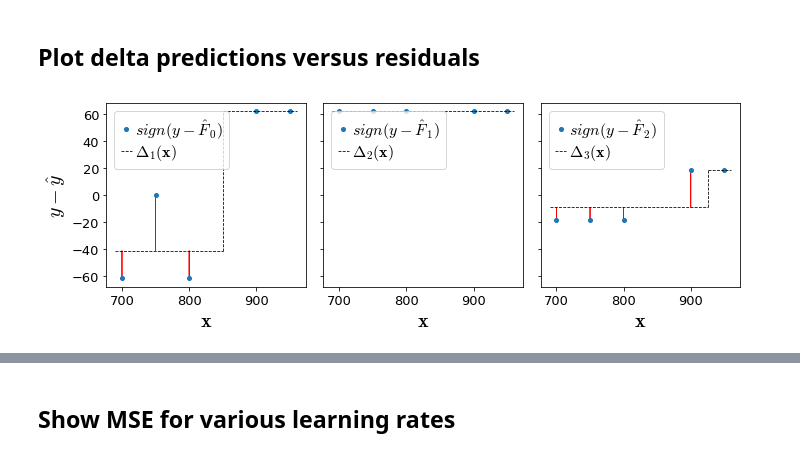
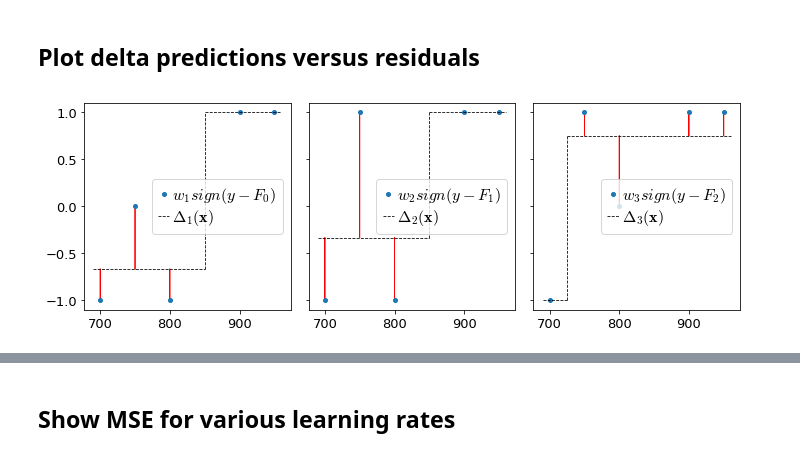
Before and after one commit to parrt/ml-articles, a Jupyter notebook: gradient-boosting/notebooks/dev-mae.ipynb, the cells around one changed output, grey strips where cells are left out. Saved outputs shown, nothing was run; the diff lists cells and outputs as text; code cells hidden in the pictures.

```diff
--- a/gradient-boosting/notebooks/dev-mae.ipynb
+++ b/gradient-boosting/notebooks/dev-mae.ipynb
@@ -131,7 +181,7 @@ plt.show()
 def draw_stub(ax, x_train, y_train, y_pred, split, stage):
     line1, = ax.plot(x_train, y_train, 'o',
                      markersize=4,
-                     label=f"$sign(y-\\hat F_{stage-1})$")
+                     label=f"$w_{stage}sign(y-F_{stage-1})$")
     label = r"$\Delta_"+str(stage)+r"({\bf x})$"
     left = y_pred[x_train<split]
     right = y_pred[x_train>split]
@@ -139,44 +189,45 @@ def draw_stub(ax, x_train, y_train, y_pred, split, stage):
     rmean = np.mean(right)
     line2, = ax.plot([x_train.min()-10,split], [lmean,lmean],
              linewidth=.8, linestyle='--', c='k', label=label)
     ax.plot([split,x_train.max()+10], [rmean,rmean],
              linewidth=.8, linestyle='--', c='k')
     ax.plot([split,split], [lmean,rmean],
              linewidth=.8, linestyle='--', c='k')
     ax.legend(handles=[line1,line2], fontsize=16,
-              loc='upper left',
+              loc='center right',
               labelspacing=.1,
               handletextpad=.2,
               handlelength=.7,
               frameon=True)
 
-def draw_residual(ax, x_train, y_train, y_hat, stage):
-    for x,y,yhat in zip(x_train, y_train, y_hat):
-        if y-yhat!=0:
-            ax.arrow(x, yhat, 0, y-yhat,
-                      length_includes_head=True,
+def draw_residual(ax, df, stage):
+    for x,d0,delta in zip(df.sqfeet,df[f'dir{stage}'],df[f'delta{stage}']):
+        if delta-d0!=0:
+#             print(x, d0, delta)
+            ax.arrow(x, d0, 0, delta-d0,
                       fc='r', ec='r',
                       linewidth=0.8,
                      )
 
-fig, axes = plt.subplots(nrows=1, ncols=3, figsize=(10, 3.5), sharey=True)
+fig, axes = plt.subplots(nrows=1, ncols=3, figsize=(10, 3.5), sharey=True, sharex=True)
 
-axes[0].set_ylabel(r"$y-\hat y$", fontsize=20)
-for a in range(3):
-    axes[a].set_xlabel(r"${\bf x}$", fontsize=20)
+ax = axes[0]
+# axes[0].set_ylabel(r"$y-\hat y$", fontsize=20)
+# for a in range(3):
+#     axes[a][0].set_xlabel(r"${\bf x}$", fontsize=20)
 
 draw_stub(axes[0], df.sqfeet, df.dir1, df.delta1, splits[1], stage=1)
-draw_residual(axes[0], df.sqfeet,df.dir1,df.delta1, stage=1)
+draw_residual(axes[0], df, stage=1)
 
 draw_stub(axes[1], df.sqfeet, df.dir2, df.delta2, splits[2], stage=2)
-draw_residual(axes[1], df.sqfeet,df.dir2,df.delta2, stage=2)
+draw_residual(axes[1], df, stage=2)
 
 draw_stub(axes[2], df.sqfeet, df.dir3, df.delta3, splits[3], stage=3)
-draw_residual(axes[2], df.sqfeet,df.dir3,df.delta3, stage=3)
+draw_residual(axes[2], df, stage=3)
 
 plt.tight_layout()
 
 plt.savefig('/tmp/t.svg')
 plt.show()
 # %% [output]
-[figure, old version]
+[figure, new version]
```
Also changed, not shown: parts of 10 cells of this notebook, 2 other files.
